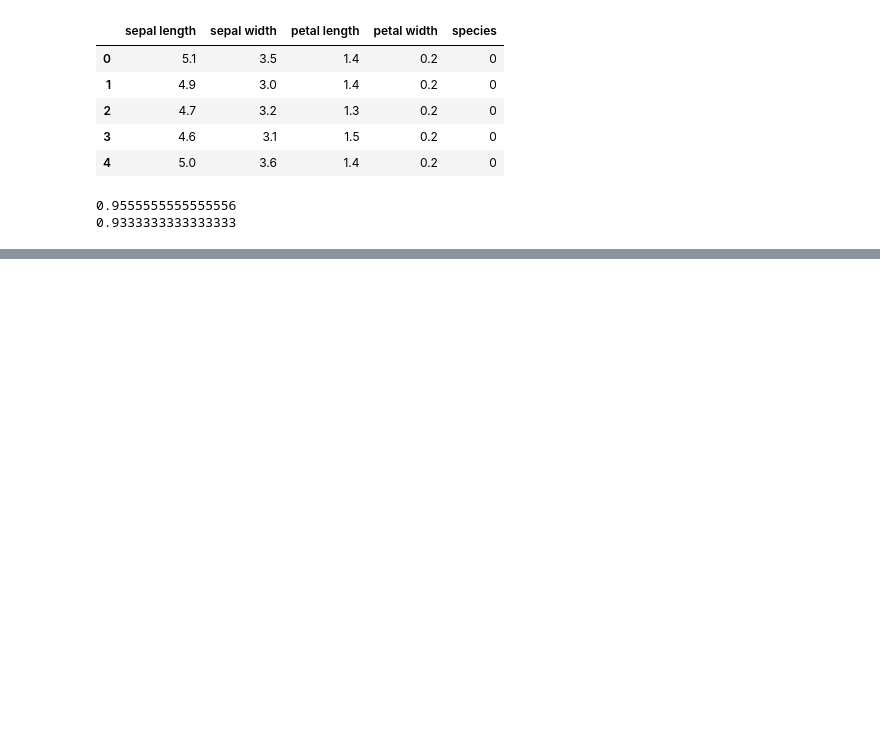
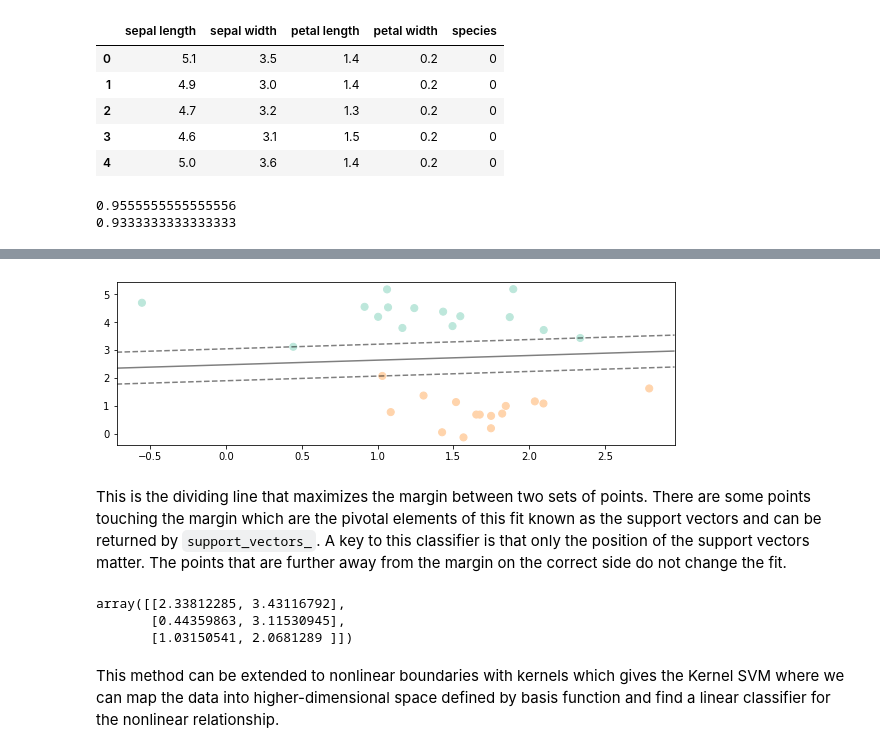
Before and after one commit to jtao/AdvancedML, a Jupyter notebook: Classification_methods.ipynb, the cells around one changed output, grey strips where cells are left out. Saved outputs shown, nothing was run; the diff lists cells and outputs as text; code cells hidden in the pictures; blank space fills up the shorter version.

```diff
--- a/Classification_methods.ipynb
+++ b/Classification_methods.ipynb
@@ -455,0 +509,48 @@ print(accuracy_score(y_test,y_pred2))
+# %%
+# for visualization
+def plot_svc_decision_function(model, ax=None, plot_support=True):
+    """Plot the decision function for a 2D SVC"""
+    if ax is None:
+        ax = plt.gca()
+    xlim = ax.get_xlim()
+    ylim = ax.get_ylim()
+
+    # create grid to evaluate model
+    x = np.linspace(xlim[0], xlim[1], 30)
+    y = np.linspace(ylim[0], ylim[1], 30)
+    Y, X = np.meshgrid(y, x)
+    xy = np.vstack([X.ravel(), Y.ravel()]).T
+    P = model.decision_function(xy).reshape(X.shape)
+
+    # plot decision boundary and margins
+    ax.contour(X, Y, P, colors='k',
+               levels=[-1, 0, 1], alpha=0.5,
+               linestyles=['--', '-', '--'])
+
+    # plot support vectors
+    if plot_support:
+        ax.scatter(model.support_vectors_[:, 0],
+                   model.support_vectors_[:, 1],
+                   s=300, linewidth=1, facecolors='none');
+    ax.set_xlim(xlim)
+    ax.set_ylim(ylim)
+# %%
+from sklearn.svm import SVC # "Support vector classifier"
+model = SVC(kernel='linear', C=1E10)
+model.fit(X, y)
+
+plt.figure(figsize = (10,3))
+plt.scatter(X[:, 0], X[:, 1], c=y, s=50, cmap='icefire')
+plot_svc_decision_function(model)
+# %% [output]
+[figure, added]
+# %% [markdown]
+This is the dividing line that maximizes the margin between two sets of points. There are some points touching the margin which are the pivotal elements of this fit known as the support vectors and can be returned by `support_vectors_`. A key to this classifier is that only the position of the support vectors matter. The points that are further away from the margin on the correct side do not change the fit.
+# %%
+model.support_vectors_
+# %% [output]
+array([[2.33812285, 3.43116792],
+       [0.44359863, 3.11530945],
+       [1.03150541, 2.0681289 ]])
+# %% [markdown]
+This method can be extended to nonlinear boundaries with kernels which gives the Kernel SVM where we can map the data into higher-dimensional space defined by basis function and find a linear classifier for the nonlinear relationship.
```
Also changed, not shown: parts of 25 cells of this notebook, 4 other files.
